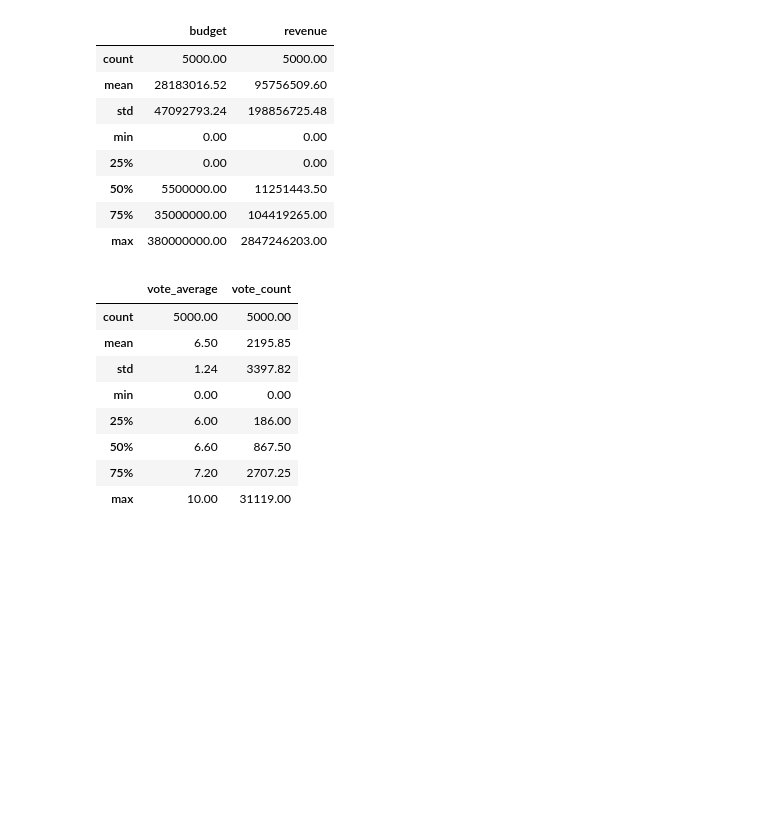
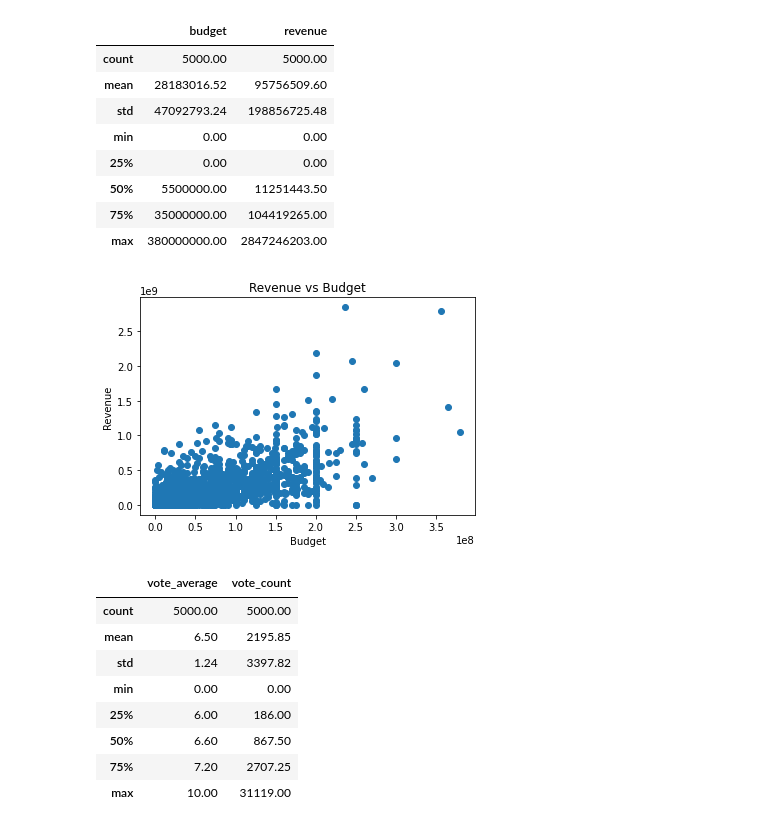
Before and after one commit to vibrantlychee/big-movie-data, a Jupyter notebook: exploratory.ipynb, the cells around one changed output. Drawn from its saved outputs; the diff is of its cells as text; code cells hidden in the pictures; blank space fills up the shorter version.

```diff
--- a/exploratory.ipynb
+++ b/exploratory.ipynb
@@ -63,6 +75,20 @@ raw_data[financial_cols].describe()
 | 50% | 5500000.00 | 11251443.50 |
 | 75% | 35000000.00 | 104419265.00 |
 | max | 380000000.00 | 2847246203.00 |
+# %%
+# visualise
+fig = plt.figure(facecolor="white")
+plt.scatter(raw_data["budget"], raw_data["revenue"])
+
+plt.title("Revenue vs Budget")
+
+plt.xlabel("Budget")
+plt.ylabel("Revenue")
+
+plt.draw()
+plt.show()
+# %% [output]
+[figure, added]
 # %%
 raw_data[vote_cols].describe()
 # %% [output]
```
Also changed, not shown: parts of 25 cells of this notebook.
